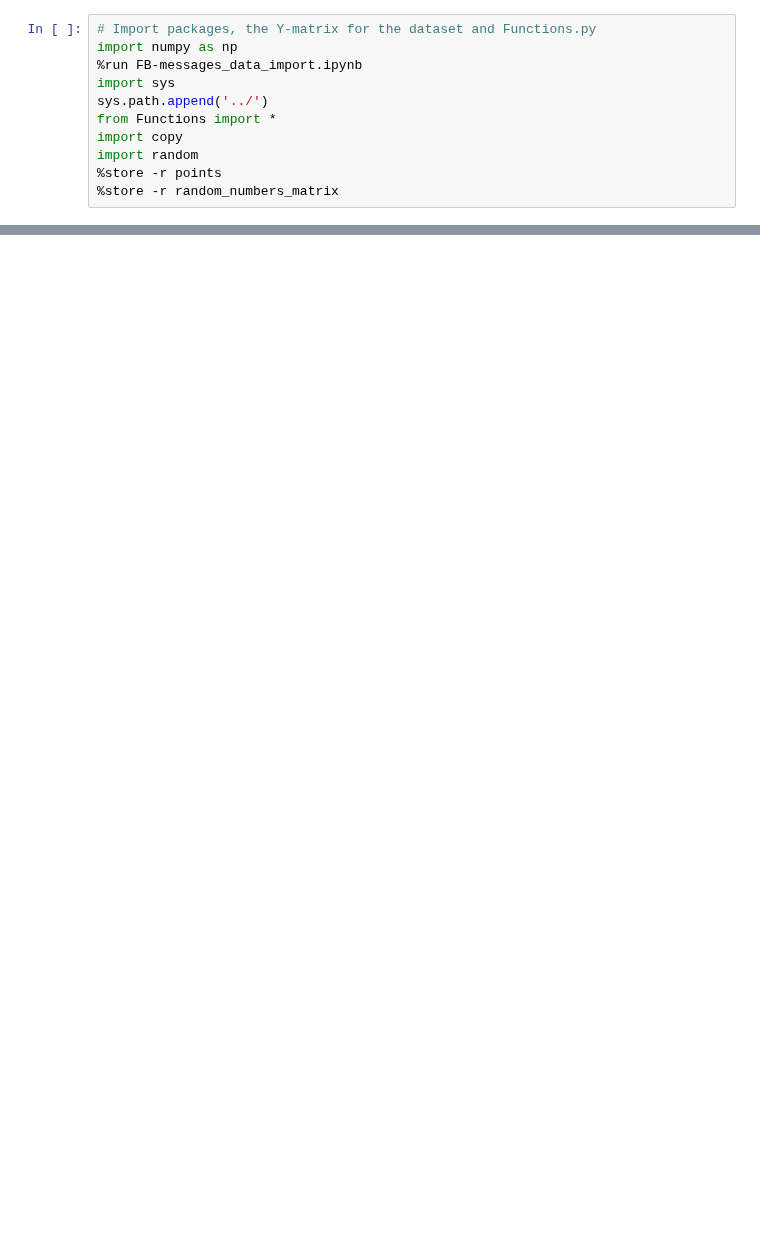
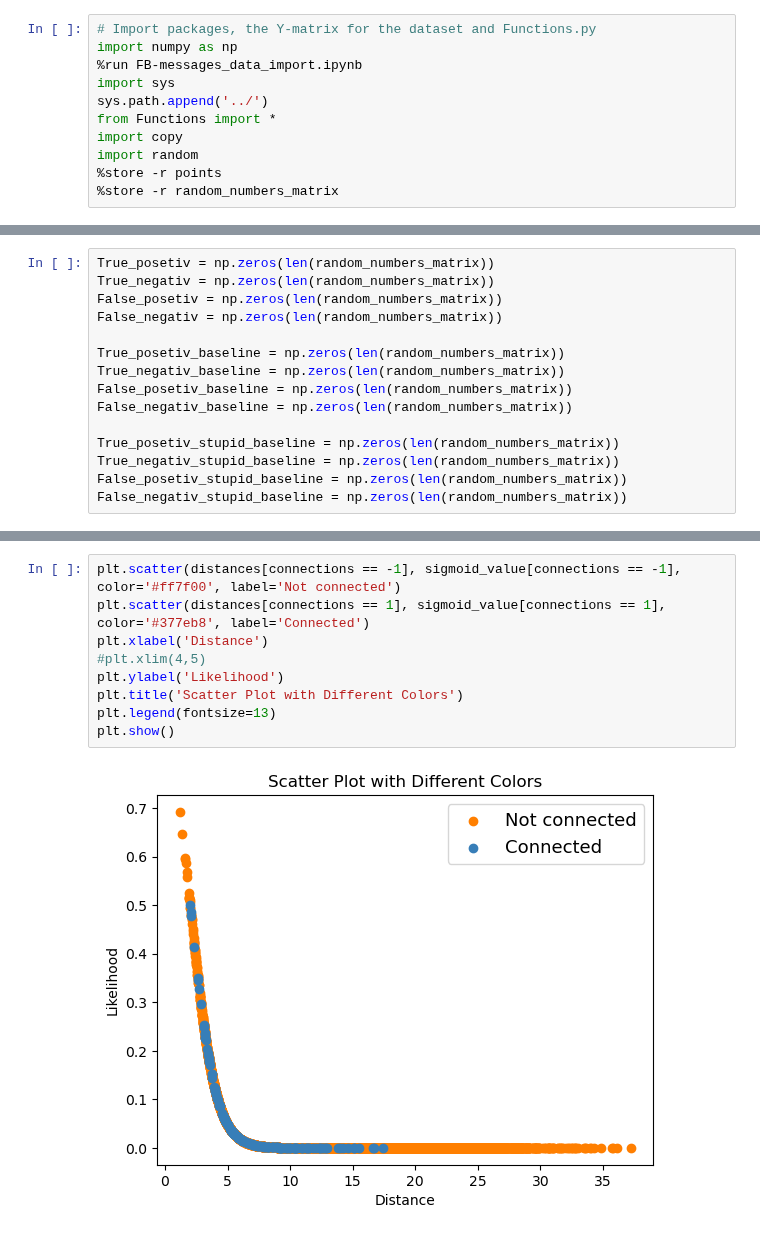
Before and after one commit to SigneDjernis/Latent_Distance_Models, a Jupyter notebook: FB-messages dataset/Fb_messages_test.ipynb, the cells around one changed output, grey strips where cells are left out. Saved outputs shown, nothing was run; the diff lists cells and outputs as text; blank space fills up the shorter version.

```diff
--- a/FB-messages dataset/Fb_messages_test.ipynb
+++ b/FB-messages dataset/Fb_messages_test.ipynb
@@ -16 +19,16 @@ dim = 2
+# %%
+True_posetiv = np.zeros(len(random_numbers_matrix))
+True_negativ = np.zeros(len(random_numbers_matrix))
+False_posetiv = np.zeros(len(random_numbers_matrix))
+False_negativ = np.zeros(len(random_numbers_matrix))
+
+True_posetiv_baseline = np.zeros(len(random_numbers_matrix))
+True_negativ_baseline = np.zeros(len(random_numbers_matrix))
+False_posetiv_baseline = np.zeros(len(random_numbers_matrix))
+False_negativ_baseline = np.zeros(len(random_numbers_matrix))
+
+True_posetiv_stupid_baseline = np.zeros(len(random_numbers_matrix))
+True_negativ_stupid_baseline = np.zeros(len(random_numbers_matrix))
+False_posetiv_stupid_baseline = np.zeros(len(random_numbers_matrix))
+False_negativ_stupid_baseline = np.zeros(len(random_numbers_matrix))
 # %%
@@ -117,3 +165,14 @@ stupid_baseline = [6451/num_connectins] * len(sigmoid_value)
+# %%
+plt.scatter(distances[connections == -1], sigmoid_value[connections == -1], color='#ff7f00', label='Not connected')
+plt.scatter(distances[connections == 1], sigmoid_value[connections == 1], color='#377eb8', label='Connected')
+plt.xlabel('Distance')
+#plt.xlim(4,5)
+plt.ylabel('Likelihood')
+plt.title('Scatter Plot with Different Colors')
+plt.legend(fontsize=13)
+plt.show()
+# %% [output]
+[figure, added]
 # %%
 from sklearn.metrics import roc_curve, auc
 # Compute FPR, TPR, and thresholds
```
Also changed, not shown: parts of 17 cells of this notebook, 3 other files.
